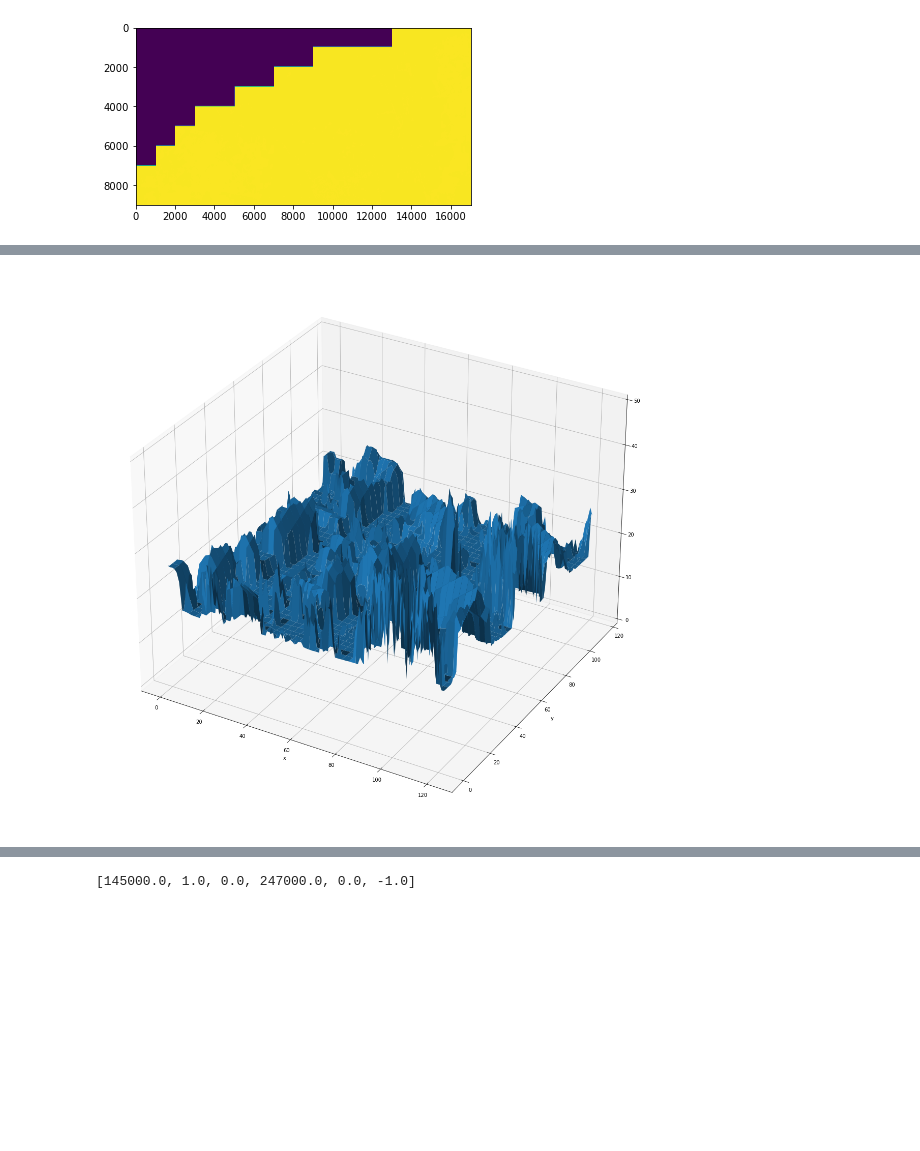
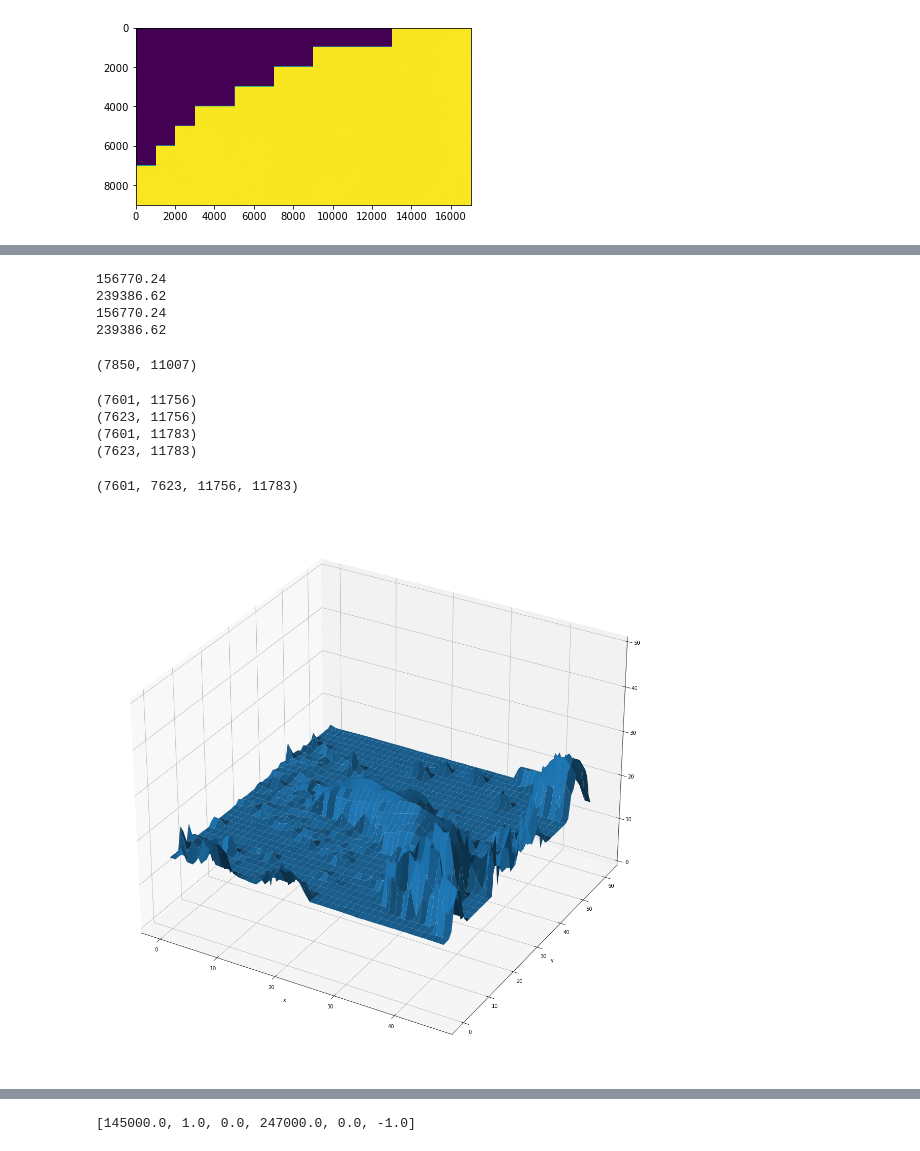
Before and after one commit to eceboran/3D_houses, a Jupyter notebook: plot_single_file.ipynb, the cells around one changed output, grey strips where cells are left out. Saved outputs shown, nothing was run; the diff lists cells and outputs as text; code cells hidden in the pictures; blank space fills up the shorter version.

Commit message:
plotted selected house in 3D successfully

```diff
--- a/plot_single_file.ipynb
+++ b/plot_single_file.ipynb
@@ -244,0 +154,36 @@ ind_row_start, ind_row_stop, ind_col_start, ind_col_stop
+# %%
+# Import manually the coordinates of Essen church and boundaries
+info_building = {'LocationResult': [{'Municipality': 'Essen',
+   'Zipcode': '2910',
+   'Thoroughfarename': 'Hofstraat',
+   'Housenumber': '37',
+   'ID': 1184174,
+   'FormattedAddress': 'Hofstraat 37, 2910 Essen',
+   'Location': {'Lat_WGS84': 51.46405775720151,
+    'Lon_WGS84': 4.466173828750341,
+    'X_Lambert72': 156770.24,
+    'Y_Lambert72': 239386.62},
+   'LocationType': 'crab_huisnummer_afgeleidVanGebouw',
+   'BoundingBox': {'LowerLeft': {'Lat_WGS84': 51.46405775720151,
+     'Lon_WGS84': 4.466173828750341,
+     'X_Lambert72': 156770.24,
+     'Y_Lambert72': 239386.62},
+    'UpperRight': {'Lat_WGS84': 51.46405775720151,
+     'Lon_WGS84': 4.466173828750341,
+     'X_Lambert72': 156770.24,
+     'Y_Lambert72': 239386.62}}}]}
+poly_building = [[156756.23355191946, 239387.70288807154],
+ [156761.3869599253, 239376.37066406384],
+ [156767.87143993378, 239379.28983206674],
+ [156768.62420792878, 239377.63709606603],
+ [156770.79508793354, 239376.7989520654],
+ [156773.09806393832, 239377.96093606576],
+ [156773.7593119368, 239379.8987280652],
+ [156772.9146399349, 239381.6417040676],
+ [156783.99508794397, 239386.78576807305],
+ [156778.73275193572, 239398.19453607872],
+ [156771.1684639305, 239394.66288807616],
+ [156771.95361593366, 239393.34615207464],
+ [156764.3418399319, 239389.92445607483],
+ [156763.67150393128, 239391.2441360727],
+ [156756.23355191946, 239387.70288807154]]
@@ -245,24 +205,61 @@ ind_row_start, ind_row_stop, ind_col_start, ind_col_stop
+# %%
+print(info_building['LocationResult'][0]['BoundingBox']['LowerLeft']['X_Lambert72'])
+print(info_building['LocationResult'][0]['BoundingBox']['LowerLeft']['Y_Lambert72'])
+print(info_building['LocationResult'][0]['BoundingBox']['UpperRight']['X_Lambert72'])
+print(info_building['LocationResult'][0]['BoundingBox']['UpperRight']['Y_Lambert72'])
+# %% [output]
+156770.24
+239386.62
+156770.24
+239386.62
+# %%
+# Coordinates from Google maps & https://epsg.io/
+x_google = 156007.69
+y_google = 239149.63
+
+ind_row_google, ind_col_google = rasterio.transform.TransformMethodsMixin.index(img, x_google, y_google)
+ind_row_google, ind_col_google
+# %% [output]
+(7850, 11007)
+# %%
+ind_row_start, ind_col_start = rasterio.transform.TransformMethodsMixin.index(img, x_left, y_top) # left top
+ind_row_stop = rasterio.transform.TransformMethodsMixin.index(img, x_left, y_bottom)[0] # left bottom
+ind_col_stop = rasterio.transform.TransformMethodsMixin.index(img, x_right, y_top)[1] # right top
+print(rasterio.transform.TransformMethodsMixin.index(img, x_left, y_top)) # left top
+print(rasterio.transform.TransformMethodsMixin.index(img, x_left, y_bottom)) # left bottom
+print(rasterio.transform.TransformMethodsMixin.index(img, x_right, y_top)) # right top
+print(rasterio.transform.TransformMethodsMixin.index(img, x_right, y_bottom)) # right bottom
+
+ind_row_start, ind_row_stop, ind_col_start, ind_col_stop
+# %% [output]
+(7601, 11756)
+(7623, 11756)
+(7601, 11783)
+(7623, 11783)
+(7601, 7623, 11756, 11783)
 # %%
 # Plot a subset of the layer as a 3D image
 layer_slice = layer[7000:7200,11000:11100]
 layer_slice = layer[6000:6100, 6010:6105]
-layer_slice = layer[ind_row_start-50:ind_row_stop+50, ind_col_start-50:ind_col_stop+50]
+layer_slice = layer[ind_row_start-20:ind_row_stop+20, ind_col_start-10:ind_col_stop+10]
 
 nx = layer_slice.shape[1]
 ny = layer_slice.shape[0]
 x = range(nx)
 y = range(ny)
 
 X, Y = numpy.meshgrid(x, y)  # `plot_surface` expects `x` and `y` data to be 2D
 
 
 hf = plt.figure(figsize=(20,20))
 ha = hf.add_subplot(111, projection='3d')
 
 ha.plot_surface(X, Y, layer_slice)
 ha.set_zlim(0, 50)
 plt.xlabel('x')
 plt.ylabel('y')
+#ha.invert_xaxis()
+#ha.invert_yaxis()
 plt.show()
 # %% [output]
-[figure, old version]
+[figure, new version]
```
Also changed, not shown: parts of 11 cells of this notebook, 2 other files.
